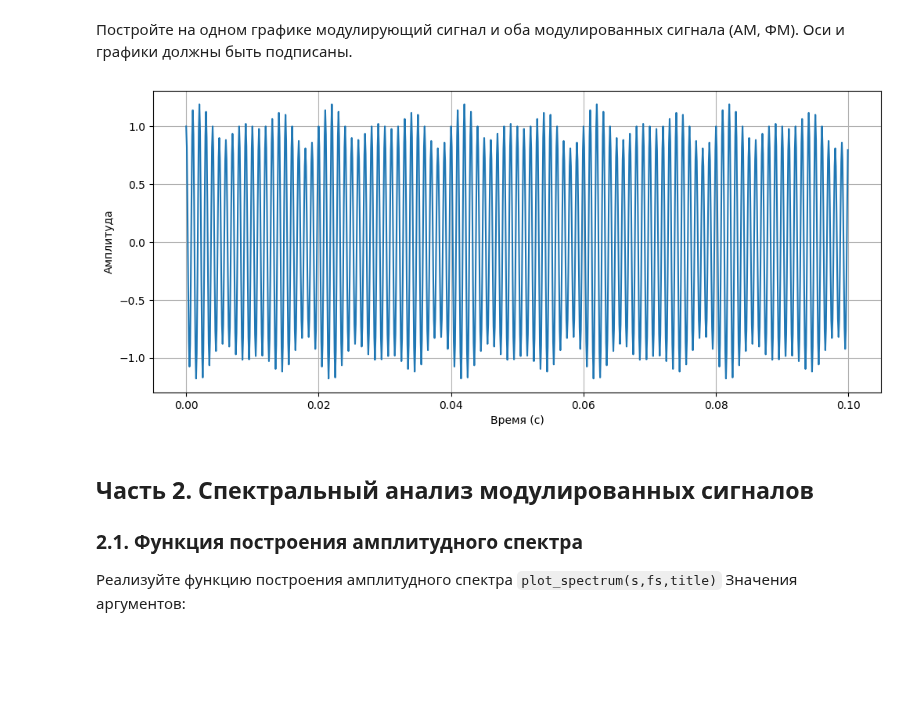
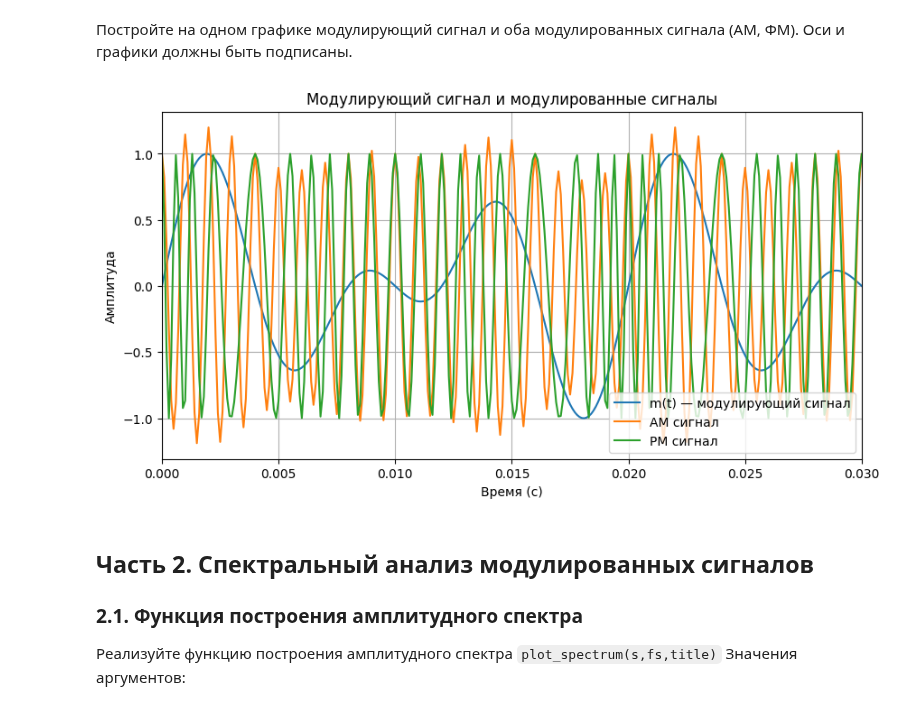
Before and after one commit to Korobokkk/YADRO-2026_dsp-seminars, a Jupyter notebook: seminars/2.ipynb, the cells around one changed output. Drawn from its saved outputs; the diff is of its cells as text; code cells hidden in the pictures; blank space fills up the shorter version.

```diff
--- a/seminars/2.ipynb
+++ b/seminars/2.ipynb
@@ -45,11 +45,11 @@ Ac = 1.0                       # амплитуда несущей
 # %%
 fm1 = 100
 fm2 = 150
-m_t =  (Ac * np.sin(2 * np.pi * fm1 * t ) + Ac * np.sin(2 * np.pi * fm2 * t ))/2# модулирующий сигнал - сумма двух синусоид со значениями в интервале [-1,1]
-
+m_t =  Ac * np.sin(2 * np.pi * fm1 * t ) + Ac * np.sin(2 * np.pi * fm2 * t )
+m_t = m_t / np.max(np.abs(m_t))
 plt.figure()
 plt.plot(t, m_t)
-plt.title('Модулирующий сигнал (100 Гц + 200 Гц)')
+plt.title('Модулирующий сигнал (100 Гц + 150 Гц)')
 plt.xlabel('Время (с)')
 plt.ylabel('Амплитуда')
 plt.grid(True)
@@ -65,8 +65,7 @@ $$
 Параметр $a_{AM}$ регулирует _глубину модуляции_, он не может быть больше 1 (при $a_{AM}>1$ и исходном сигнале $m(t)$, нормализованном на единицу, амплитуда результирующего сигнала в некоторые промежутки времени становится отрицательной).
 # %%
 a_am = 0.2
-# s_am = []
-s_am = (1 + a_am * m_t) * np.cos(2*np.pi*fc*t)
+s_am = Ac * (1 + a_am * m_t) * np.cos(2*np.pi*fc*t)
 # %% [markdown]
 ### 1.4. Фазовая модуляция (ФМ)
 
@@ -78,19 +77,28 @@ $$
 где $\beta$ – индекс фазовой модуляции.
 # %%
 beta_pm = 5
-s_pm = np.cos(2*np.pi*fc*t + beta_pm * m_t)
+s_pm = Ac * np.cos(2*np.pi*fc*t + beta_pm * m_t)
 # %% [markdown]
 Постройте на одном графике модулирующий сигнал и оба модулированных сигнала (АМ, ФМ). Оси и графики должны быть подписаны.
 # %%
-plt.figure()
-plt.plot(t, m_t)
-plt.title('Модулирующий сигнал (100 Гц + 200 Гц)')
+plt.figure(figsize=(10, 5))
+
+plt.plot(t, m_t,  label='m(t) — модулирующий сигнал')
+plt.plot(t, s_am, label='AM сигнал')
+plt.plot(t, s_pm,  label='PM сигнал')
+
+plt.title('Модулирующий сигнал и модулированные сигналы')
 plt.xlabel('Время (с)')
 plt.ylabel('Амплитуда')
+
+plt.legend(loc='lower right')
 plt.grid(True)
+
+plt.xlim(0, 0.03)
+
 plt.show()
 # %% [output]
-[figure, old version]
+[figure, new version]
 # %% [markdown]
 ## Часть 2. Спектральный анализ модулированных сигналов
 
```
Also changed, not shown: parts of 14 cells of this notebook.
